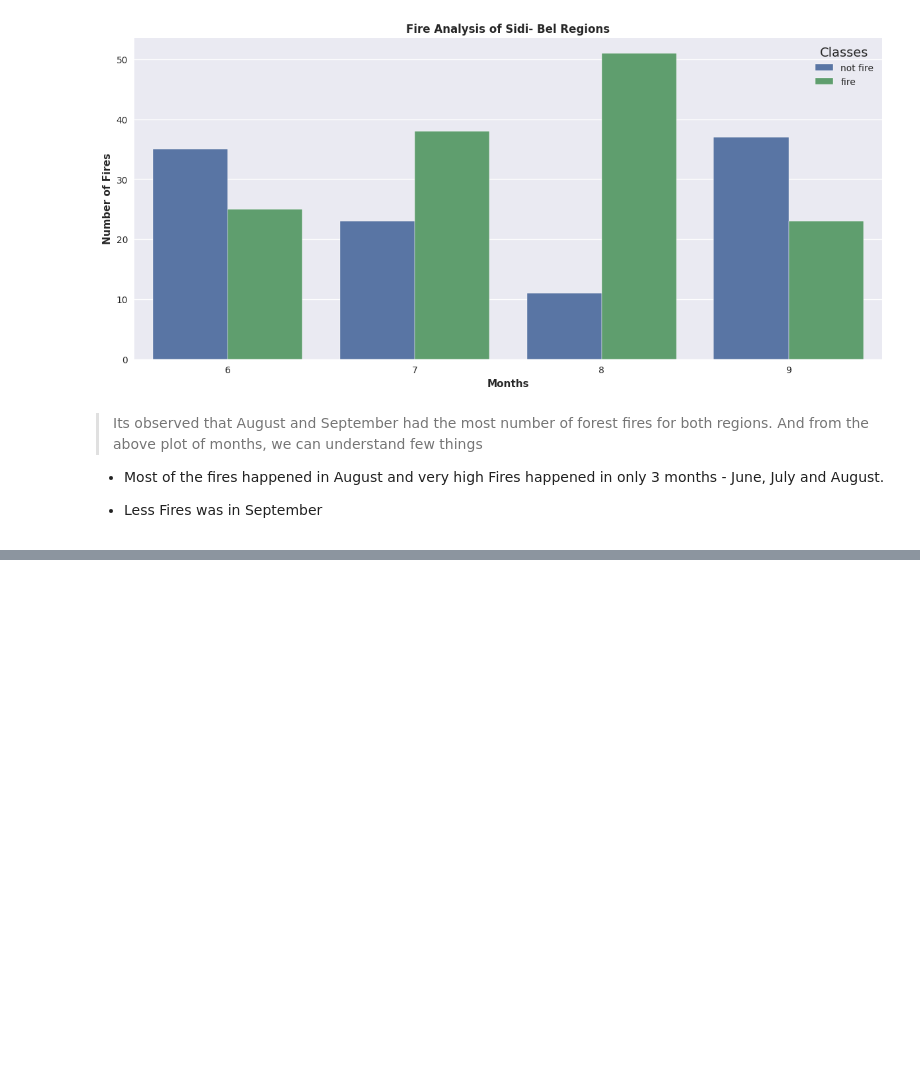
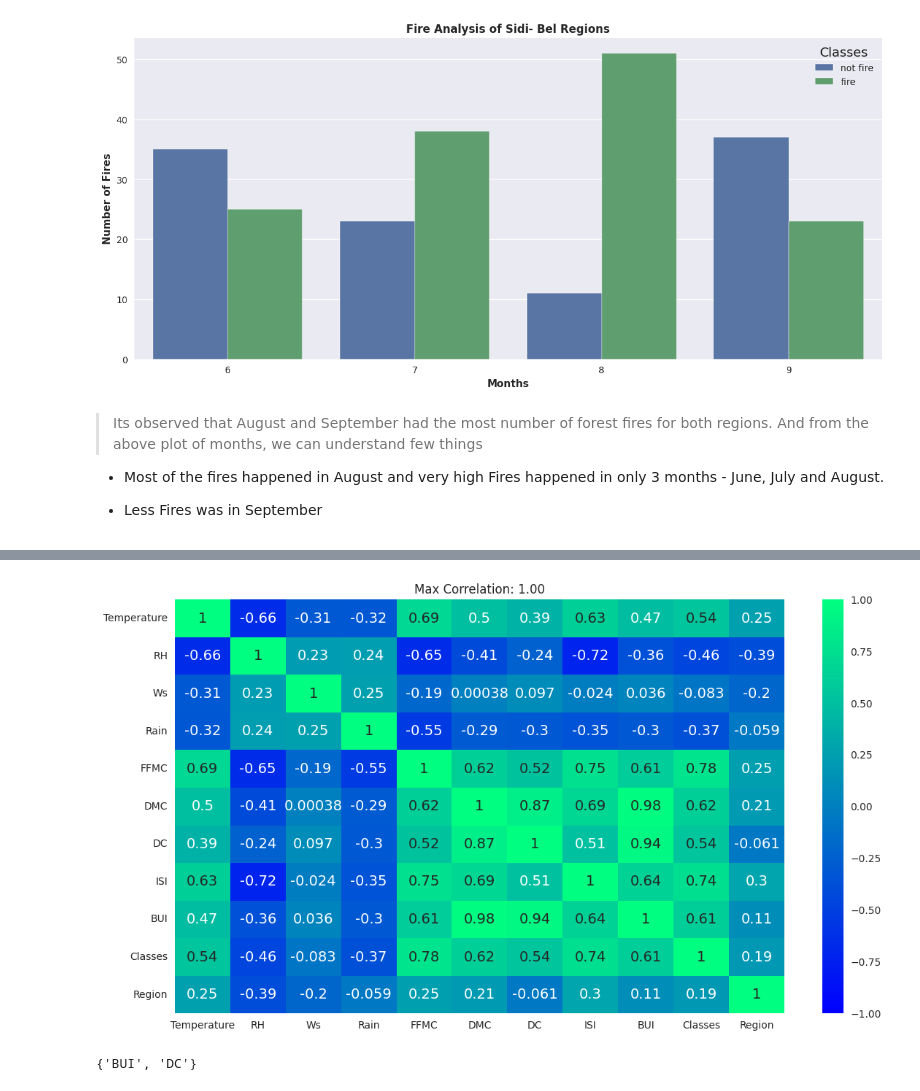
Before and after one commit to aayushs7ha/Kaggle, a Jupyter notebook: algerian-forest-fires-dataset.ipynb, the cells around one changed output, grey strips where cells are left out. Cells and saved outputs as stored; diff of their text form; code cells hidden in the pictures; blank space fills up the shorter version.

```diff
--- a/algerian-forest-fires-dataset.ipynb
+++ b/algerian-forest-fires-dataset.ipynb
@@ -434,0 +460,4 @@ Text(0.5, 1.0, 'Fire Analysis of Sidi- Bel Regions')
+# %%
+# Independent & Dependent features
+X = df1.drop('FWI',axis=1)
+y = df1['FWI']
@@ -434,0 +488,4 @@ Text(0.5, 1.0, 'Fire Analysis of Sidi- Bel Regions')
+# %%
+# Train Test Split
+from sklearn.model_selection import train_test_split
+X_train, X_test, y_train,y_test = train_test_split(X,y,test_size=0.25,random_state=42)
@@ -434,0 +518,17 @@ Text(0.5, 1.0, 'Fire Analysis of Sidi- Bel Regions')
+# %%
+import seaborn as sns
+import matplotlib.pyplot as plt
+
+# Assuming df1 is your DataFrame
+corr_matrix = X_train.corr()
+
+# Find the maximum correlation value
+max_corr = corr_matrix.stack().max()
+
+# Create a heatmap with only the maximum correlation value
+plt.figure(figsize=(12, 7))  # You can adjust the figure size as needed
+sns.heatmap(corr_matrix, annot=True, vmax=max_corr, vmin=-max_corr, cmap='winter')
+plt.title(f'Max Correlation: {max_corr:.2f}')
+plt.show()
+# %% [output]
+[figure, added]
@@ -434,0 +549,4 @@ Text(0.5, 1.0, 'Fire Analysis of Sidi- Bel Regions')
+# %%
+corr_features
+# %% [output]
+{'BUI', 'DC'}
```
Also changed, not shown: parts of 22 cells of this notebook.
